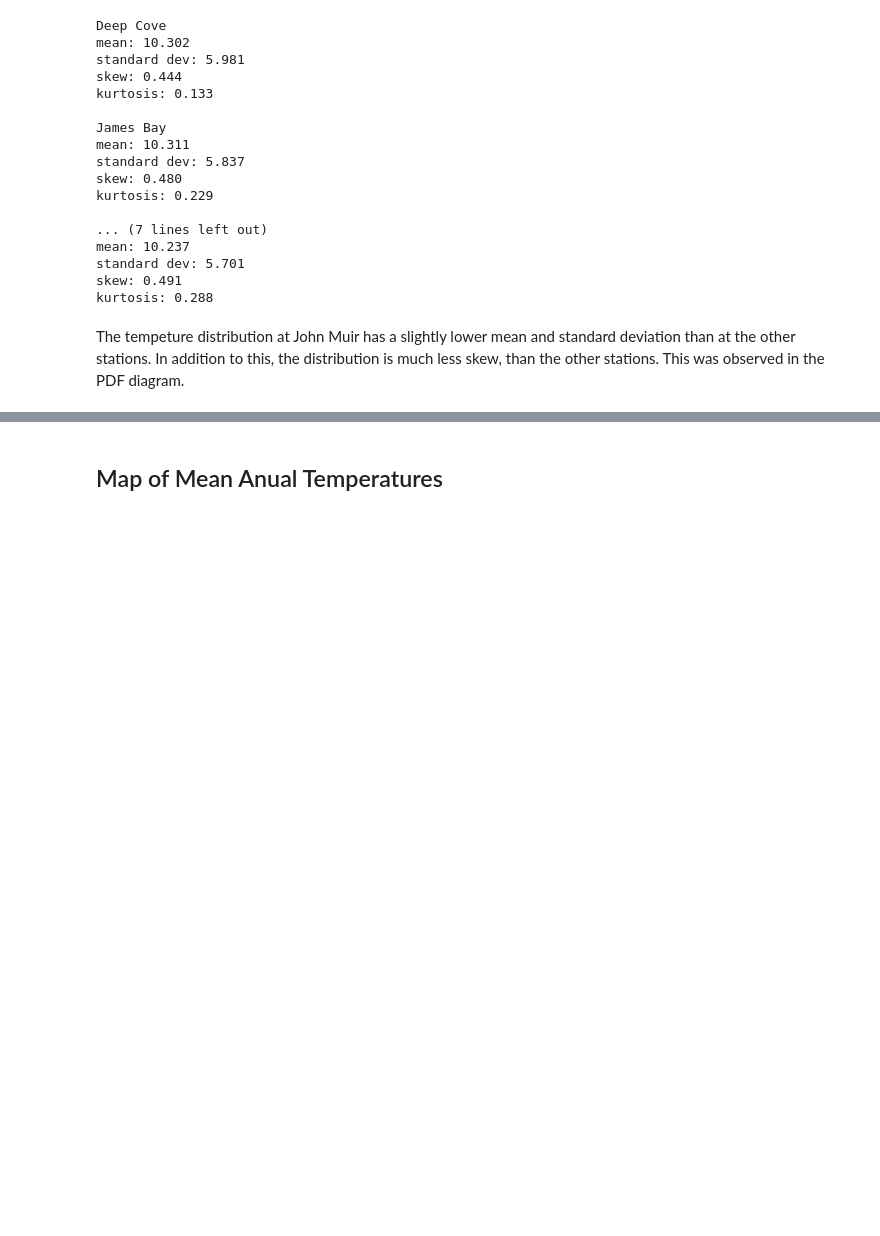
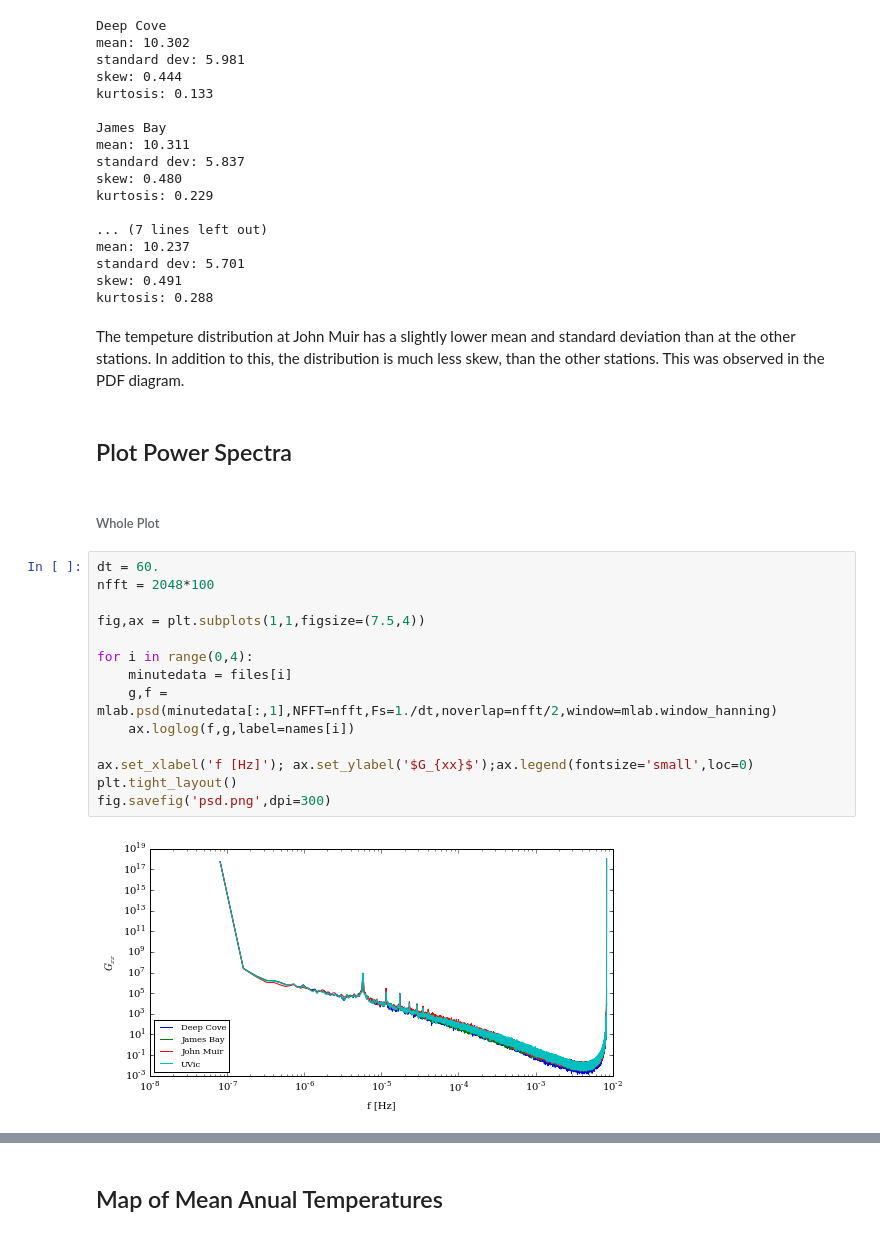
Before and after one commit to lluttrell/Phys411ProjectMaster, a Jupyter notebook: ProjectMaster.ipynb, the cells around one changed output, grey strips where cells are left out. Cells and saved outputs as stored; diff of their text form; blank space fills up the shorter version.

```diff
--- a/ProjectMaster.ipynb
+++ b/ProjectMaster.ipynb
@@ -349,3 +366,23 @@ skew: 0.491
 kurtosis: 0.288
 # %% [markdown]
 The tempeture distribution at John Muir has a slightly lower mean and standard deviation than at the other stations. In addition to this, the distribution is much less skew, than the other stations. This was observed in the PDF diagram.
+# %% [markdown]
+## Plot Power Spectra
+# %% [markdown]
+###### Whole Plot
+# %%
+dt = 60.
+nfft = 2048*100
+
+fig,ax = plt.subplots(1,1,figsize=(7.5,4))
+
+for i in range(0,4):
+    minutedata = files[i]
+    g,f = mlab.psd(minutedata[:,1],NFFT=nfft,Fs=1./dt,noverlap=nfft/2,window=mlab.window_hanning)
+    ax.loglog(f,g,label=names[i])
+
+ax.set_xlabel('f [Hz]'); ax.set_ylabel('$G_{xx}$');ax.legend(fontsize='small',loc=0)
+plt.tight_layout()
+fig.savefig('psd.png',dpi=300)
+# %% [output]
+[figure, added]
```
Also changed, not shown: parts of 9 cells of this notebook.
